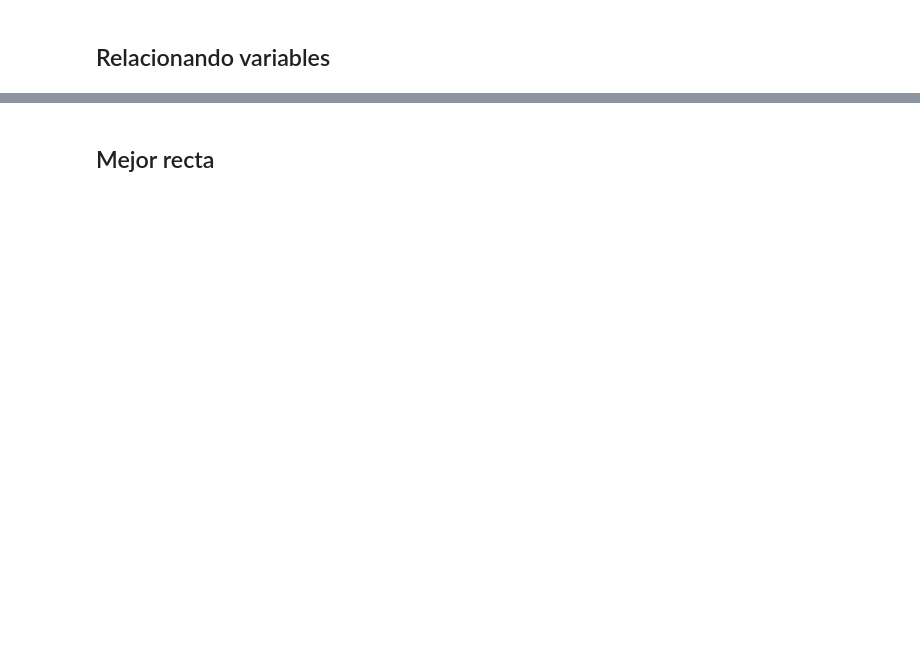
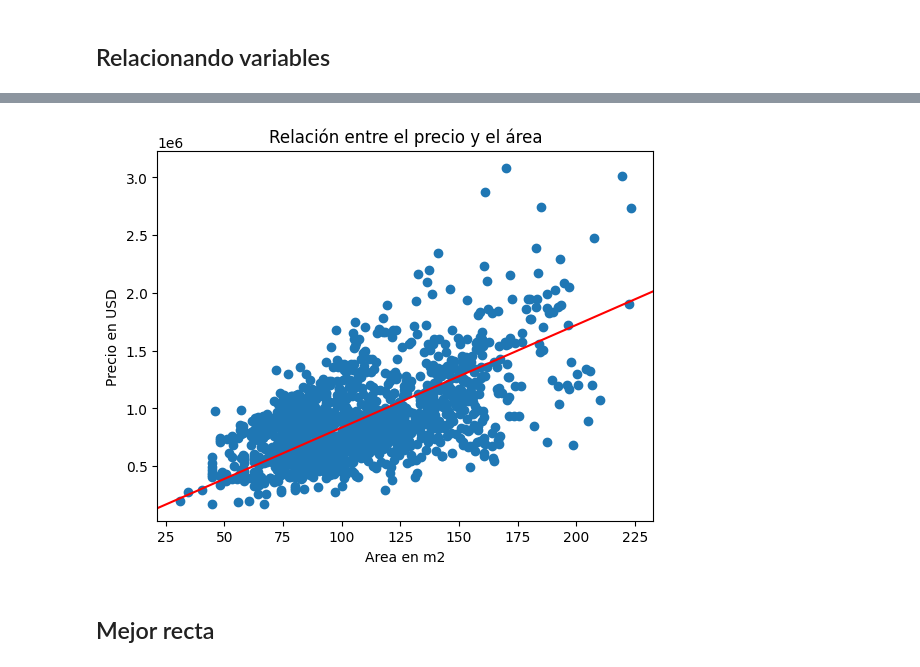
Before and after one commit to DanielRaiicHu/precio_de_inmuebles_regresion_lineal, a Jupyter notebook: precios_de_inmuebles_regresion_lineal.ipynb, the cells around one changed output, grey strips where cells are left out. Saved outputs shown, nothing was run; the diff lists cells and outputs as text; code cells hidden in the pictures; blank space fills up the shorter version.

```diff
--- a/precios_de_inmuebles_regresion_lineal.ipynb
+++ b/precios_de_inmuebles_regresion_lineal.ipynb
@@ -50,2 +157,30 @@ El coeficiente de correlación de Pearson nos permite medir la relación lineal
+# %%
+# Aparentemente mientras mayor es el área del primer piso, mayor es el precio de la casa.
+# E si quisieramos trazar una línea que nos permita describir este comportamiento?
+
+# Hacemos una recta al ojo
+
+# Creamos un gráfico de dispersión (scatter plot) para observar la relación entre el área del primer piso y el precio de venta
+plt.scatter(datos['area_primer_piso'], datos['precio_de_venta'])  # Eje x: área en m², Eje y: precio en USD
+
+# Dibujamos una línea recta "a ojo" (sin cálculo estadístico), usando dos puntos de referencia
+# Esta línea representa una estimación visual de la tendencia
+plt.axline(xy1=(40, 300000), xy2=(175, 1500000), color='red')
+
+# Agregamos un título al gráfico
+plt.title('Relación entre el precio y el área')
+
+# Etiquetamos el eje X (área en metros cuadrados)
+plt.xlabel('Area en m2')
+
+# Etiquetamos el eje Y (precio en dólares)
+plt.ylabel('Precio en USD')
+
+# Mostramos el gráfico
+plt.show()
+
+# A medida que aumenta el área, también aumenta el precio
+# %% [output]
+[figure, added]
 # %% [markdown]
 ## Mejor recta
```
Also changed, not shown: parts of 21 cells of this notebook.
